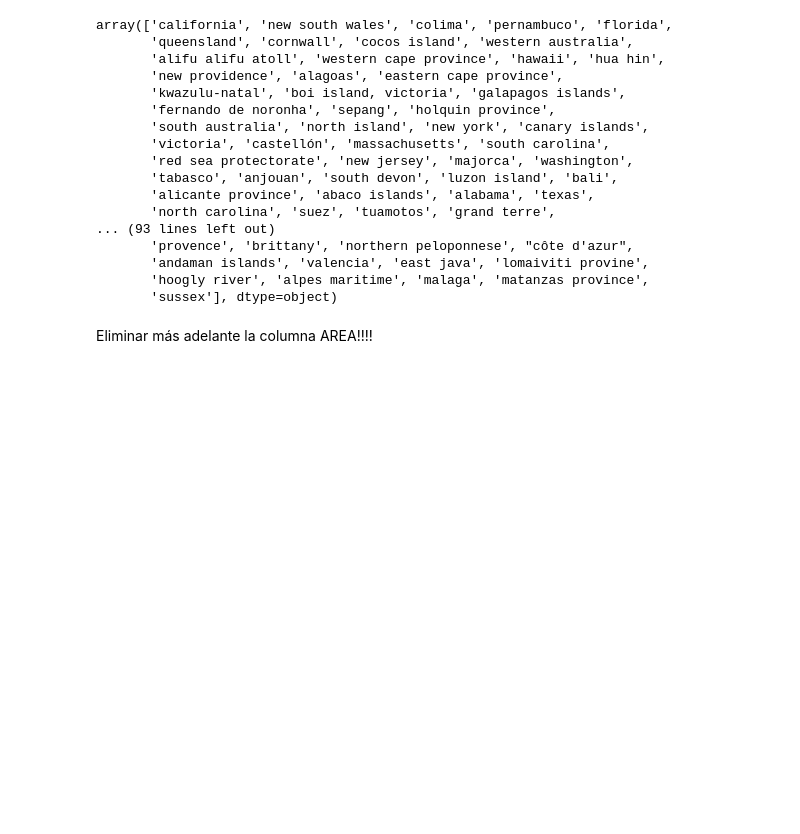
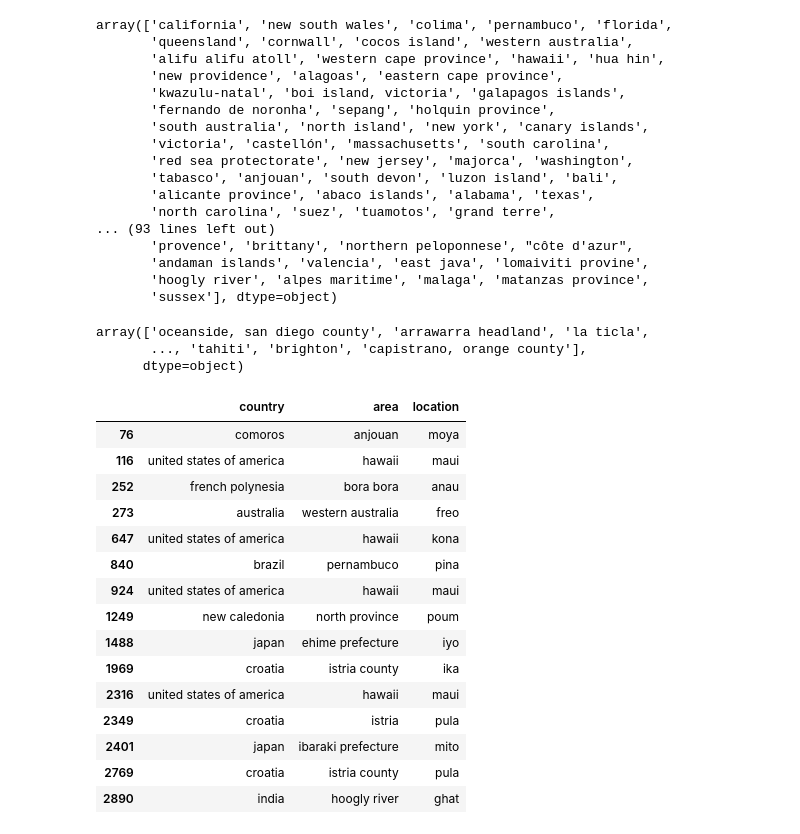
Before and after one commit to Davidmcii/DMC-w2-pandas-project, a Jupyter notebook: code/w2-code.ipynb, the cells around one changed output. Cells and saved outputs as stored; diff of their text form; code cells hidden in the pictures; blank space fills up the shorter version.

```diff
--- a/code/w2-code.ipynb
+++ b/code/w2-code.ipynb
@@ -61,4 +61,6 @@ data.tail()
 | 25722 | xx | NaN | NaN | NaN | NaN | NaN | NaN | NaN | NaN | NaN | ... |
 5 rows × 24 columns
 # %%
-new_cols = [c.lower().strip().replace(' ', '_') for c in data.columns]
+new_cols = [c.lower().strip().replace(' ', '_').replace('_(y/n)','').replace('.1','.a').replace('.2','.b').replace(':_22','.a').replace(':_23','.b') for c in data.columns]
+
+new_cols
@@ -295,8 +295,8 @@ Index(['case_number', 'type', 'country', 'area', 'location', 'activity',
 # %%
 for cols in cols_obj:
     data[cols] = data[cols].str.lower()
-    #data[cols] = data[cols].apply(lambda x: x.strip())
     data[cols] = data[cols].str.strip()
+    data[cols] = data[cols].str.replace('\n',' ')
 # %%
 data= data.drop('fechas', axis=1)
 data= data.drop('year', axis=1)
@@ -381,4 +363,2 @@ data=data.replace({"country": notexisting_dict})
 # %% [markdown]
 Columna AREA modificada
-# %%
-data= data.drop('area2', axis=1) #Si existe mientras hago pruebas
@@ -436,5 +406,44 @@ array(['california', 'new south wales', 'colima', 'pernambuco', 'florida',
        'andaman islands', 'valencia', 'east java', 'lomaiviti provine',
        'hoogly river', 'alpes maritime', 'malaga', 'matanzas province',
        'sussex'], dtype=object)
-# %% [markdown]
-Eliminar más adelante la columna AREA!!!!
+# %%
+dif_location=data.iloc[:][['location']].location.unique()
+dif_location
+# %% [output]
+array(['oceanside, san diego county', 'arrawarra headland', 'la ticla',
+       ..., 'tahiti', 'brighton', 'capistrano, orange county'],
+      dtype=object)
+# %%
+data = data.reset_index()
+# %%
+list3=[]
+
+loca_filas = data[((data.location=='moya')|(data.location=='maui')|(data.location=='anau')|(data.location=='freo')|(data.location=='kona')|(data.location=='pina')|(data.location=='freo')|(data.location=='maui')|(data.location=='poum')|(data.location=='iyo')|(data.location=='ika')|(data.location=='maui')|(data.location=='pula')|(data.location=='mito')|(data.location=='ghat'))].index
+
+for value in data.location:
+
+
+    if len(value) <5:
+        list3.append(value)
+
+list3
+#loca_filas
+
+data.iloc[loca_filas][['country', 'area', 'location']]
+# %% [output]
+|  | country | area | location |
+| 76 | comoros | anjouan | moya |
+| 116 | united states of america | hawaii | maui |
+| 252 | french polynesia | bora bora | anau |
+| 273 | australia | western australia | freo |
+| 647 | united states of america | hawaii | kona |
+| 840 | brazil | pernambuco | pina |
+| 924 | united states of america | hawaii | maui |
+| 1249 | new caledonia | north province | poum |
+| 1488 | japan | ehime prefecture | iyo |
+| 1969 | croatia | istria county | ika |
+| 2316 | united states of america | hawaii | maui |
+| 2349 | croatia | istria | pula |
+| 2401 | japan | ibaraki prefecture | mito |
+| 2769 | croatia | istria county | pula |
+| 2890 | india | hoogly river | ghat |
```
Also changed, not shown: parts of 66 cells of this notebook, 8 other files.
